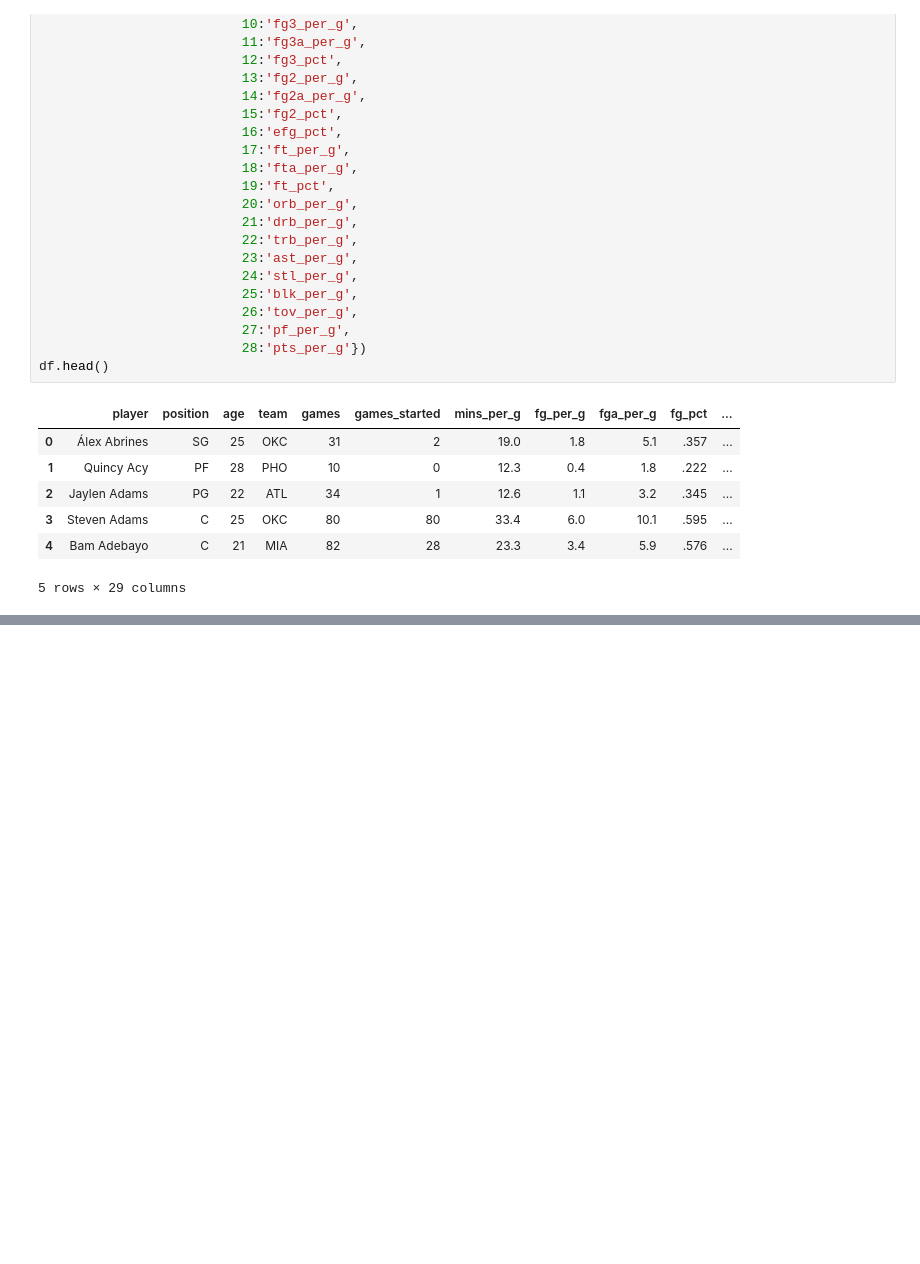
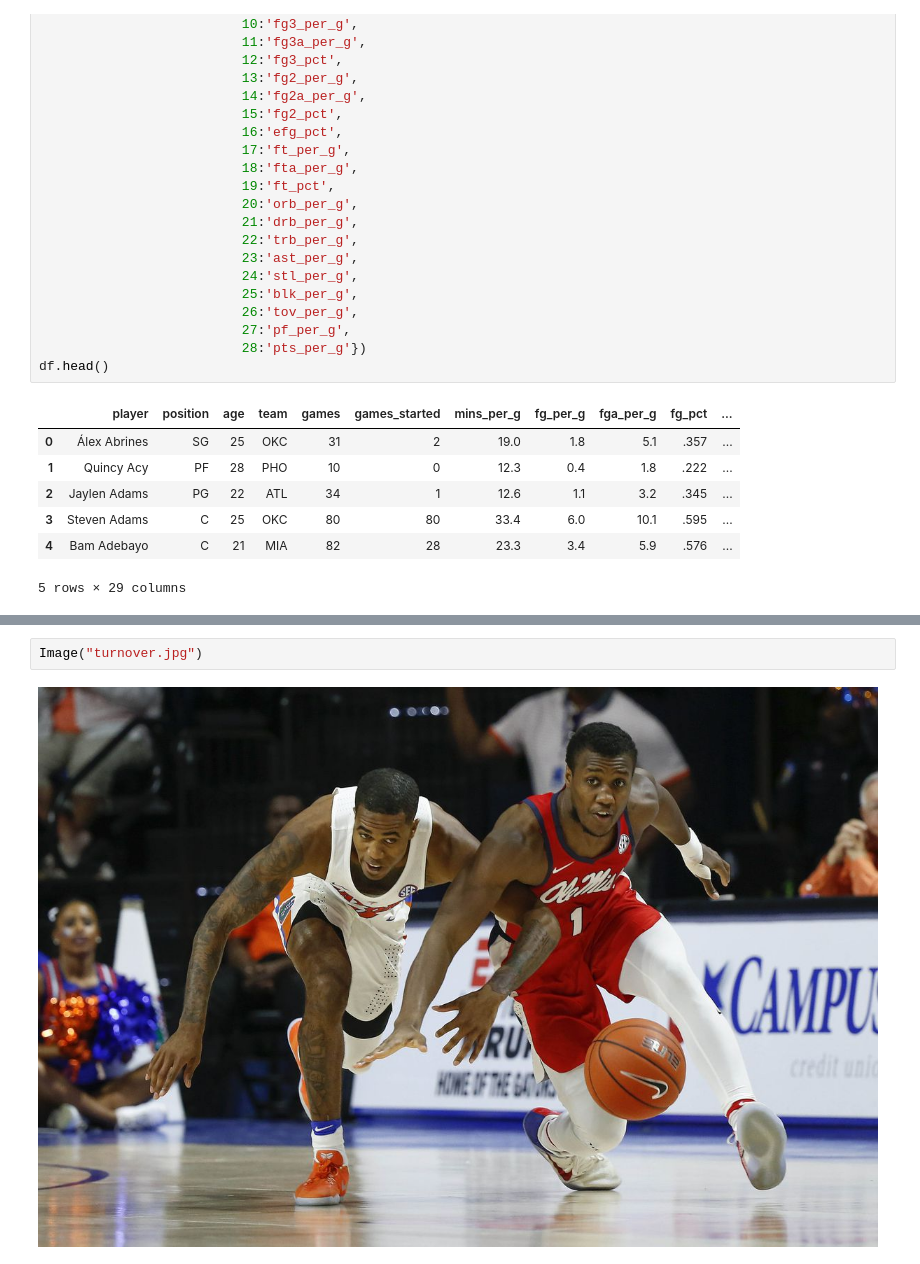
Before and after one commit to Alyrei/project-1, a Jupyter notebook: Untitled1.ipynb, the cells around one changed output, grey strips where cells are left out. Cells and saved outputs as stored; diff of their text form; blank space fills up the shorter version.

```diff
--- a/Untitled1.ipynb
+++ b/Untitled1.ipynb
@@ -264,0 +242,4 @@ Index(['level_0', 'index', 'position', 'age', 'games', 'games_started',
+# %%
+Image("turnover.jpg")
+# %% [output]
+[figure, added]
```
Also changed, not shown: parts of 18 cells of this notebook, 8 other files.
